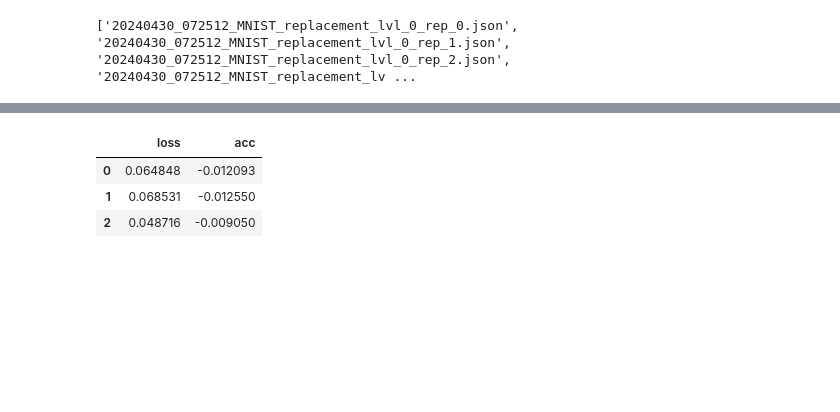
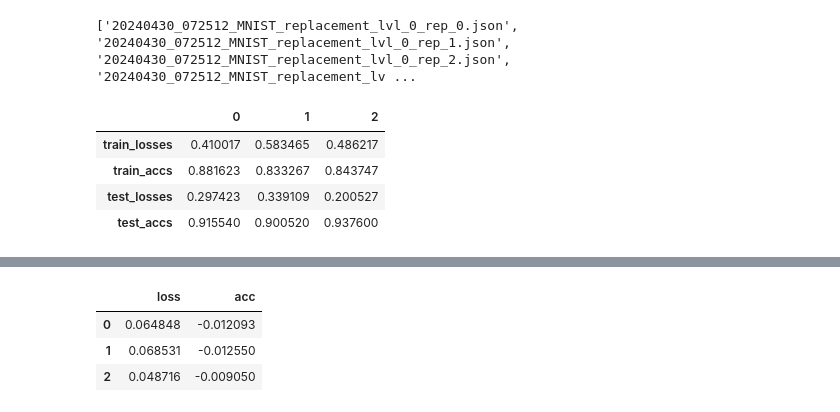
Before and after one commit to peiyong-addwater/Let-The-Quantum-Creep-In, a Jupyter notebook: scripts/results/PlotTorchResults.ipynb, the cells around one changed output, grey strips where cells are left out. Saved outputs shown, nothing was run; the diff lists cells and outputs as text; code cells hidden in the pictures; blank space fills up the shorter version.

```diff
--- a/scripts/results/PlotTorchResults.ipynb
+++ b/scripts/results/PlotTorchResults.ipynb
@@ -89,22 +94,43 @@ processed_std = {}
 last_iter_avg = {}
 last_iter_std = {}
 
+first_iter_avg = {}
+first_iter_std = {}
+
 for dataset in datasets:
   processed_avg[dataset] = {}
   processed_std[dataset] = {}
   last_iter_avg[dataset] = {}
   last_iter_std[dataset] = {}
+  first_iter_avg[dataset] = {}
+  first_iter_std[dataset] = {}
   for replacement_lvl in replacement_lvls:
     metrics_avg, metrics_std = calculate_mean_std(dataset, replacement_lvl, res_folder)
     processed_avg[dataset][replacement_lvl] = metrics_avg
     processed_std[dataset][replacement_lvl] = metrics_std
     last_iter_avg[dataset][replacement_lvl] = {}
     last_iter_std[dataset][replacement_lvl] = {}
+    first_iter_avg[dataset][replacement_lvl] = {}
+    first_iter_std[dataset][replacement_lvl] = {}
     for metric in metrics:
       last_iter_avg[dataset][replacement_lvl][metric] = metrics_avg[metric][-1]
       last_iter_std[dataset][replacement_lvl][metric] = metrics_std[metric][-1]
 
+      first_iter_avg[dataset][replacement_lvl][metric] = metrics_avg[metric][0]
+      first_iter_std[dataset][replacement_lvl][metric] = metrics_std[metric][0]
+
 laster_iter_avg_df = {dataset:pd.DataFrame(last_iter_avg[dataset]) for dataset in datasets}
 laster_iter_std_df = {dataset:pd.DataFrame(last_iter_std[dataset]) for dataset in datasets}
 
+first_iter_avg_df = {dataset:pd.DataFrame(first_iter_avg[dataset]) for dataset in datasets}
+first_iter_std_df = {dataset:pd.DataFrame(first_iter_std[dataset]) for dataset in datasets}
+
 last_iter_gen_error = {dataset:pd.DataFrame({'loss':laster_iter_avg_df[dataset].loc['test_losses']-laster_iter_avg_df[dataset].loc['train_losses'], 'acc':laster_iter_avg_df[dataset].loc['test_accs']-laster_iter_avg_df[dataset].loc['train_accs']}) for dataset in datasets}
+# %%
+first_iter_avg_df['MNIST']
+# %% [output]
+|  | 0 | 1 | 2 |
+| train_losses | 0.410017 | 0.583465 | 0.486217 |
+| train_accs | 0.881623 | 0.833267 | 0.843747 |
+| test_losses | 0.297423 | 0.339109 | 0.200527 |
+| test_accs | 0.915540 | 0.900520 | 0.937600 |
```
Also changed, not shown: parts of 3 cells of this notebook, 1 other file.
